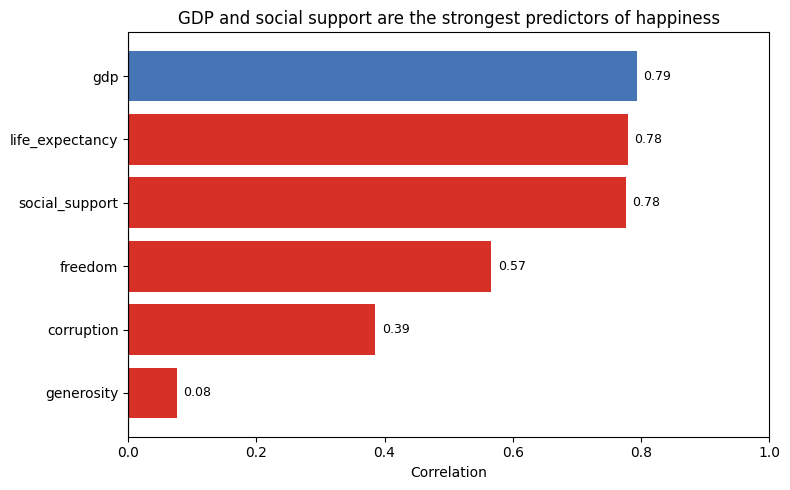
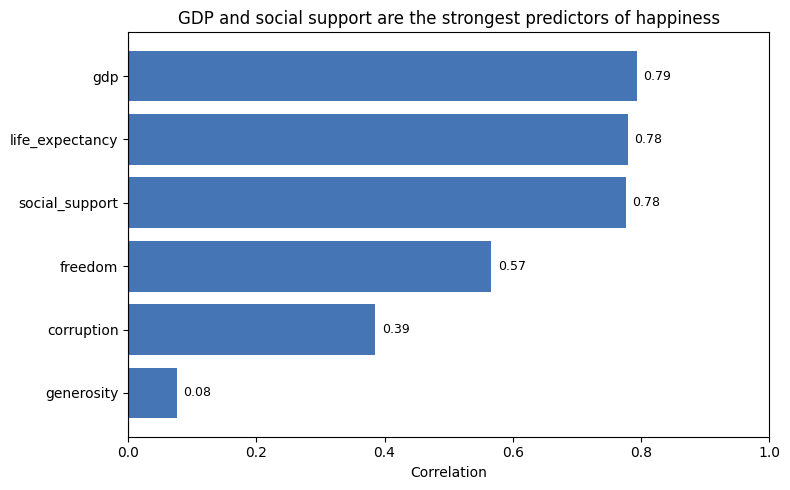
Code edit (unified diff) that turned the first committed figure into the second:
--- before
+++ after
@@ -6,8 +6,6 @@
 corr_sorted = corr_with_score.sort_values()
 
+fig, ax = plt.subplots(figsize=(8, 5))
 bars = ax.barh(corr_sorted.index, corr_sorted.values, color="#4575b4")
-
-fig, ax = plt.subplots(figsize=(8, 5))
-bars = ax.barh(corr_sorted.index, corr_sorted.values, color=colors)
 
 # Annotate each bar with its r-value

Commit: Visualization 3B bar chart colour fixed